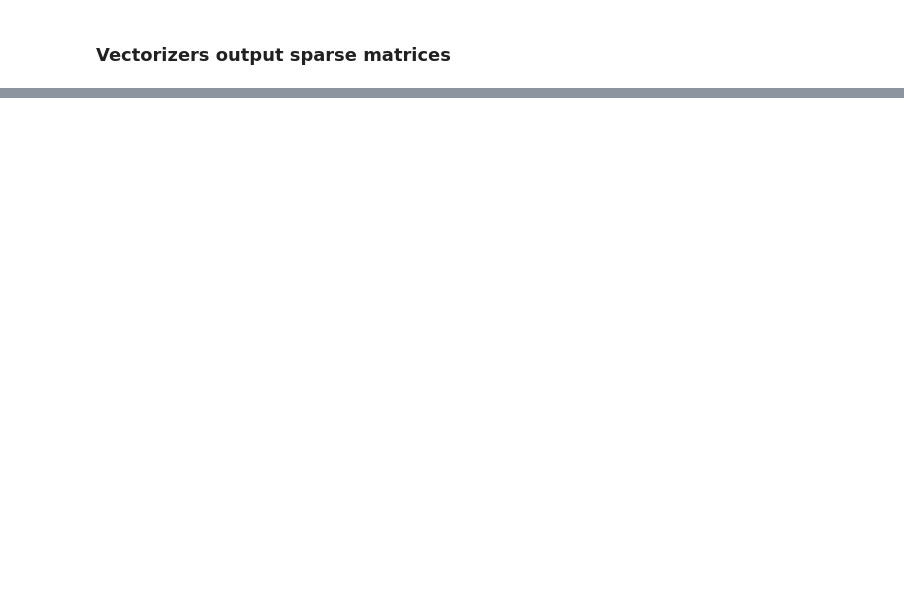
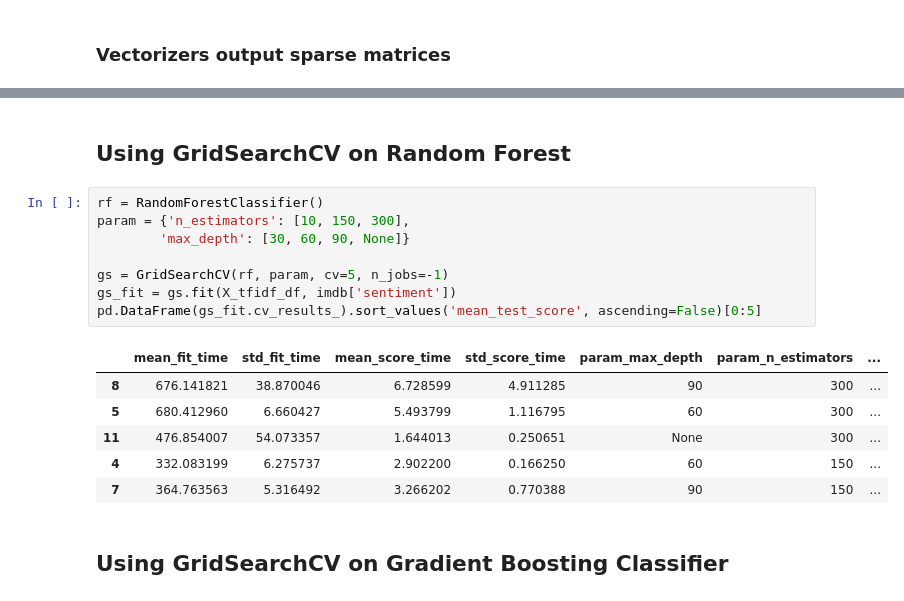
Before and after one commit to VaderSame/IMDB-Dataset, a Jupyter notebook: Project3-200543129_Semal_Shastri.ipynb, the cells around one changed output, grey strips where cells are left out. Saved outputs shown, nothing was run; the diff lists cells and outputs as text; blank space fills up the shorter version.

```diff
--- a/Project3-200543129_Semal_Shastri.ipynb
+++ b/Project3-200543129_Semal_Shastri.ipynb
@@ -261,0 +284,19 @@ X_tfidf_df
+# %% [markdown]
+## Using GridSearchCV on Random Forest
+# %%
+rf = RandomForestClassifier()
+param = {'n_estimators': [10, 150, 300],
+        'max_depth': [30, 60, 90, None]}
+
+gs = GridSearchCV(rf, param, cv=5, n_jobs=-1)
+gs_fit = gs.fit(X_tfidf_df, imdb['sentiment'])
+pd.DataFrame(gs_fit.cv_results_).sort_values('mean_test_score', ascending=False)[0:5]
+# %% [output]
+|  | mean_fit_time | std_fit_time | mean_score_time | std_score_time | param_max_depth | param_n_estimators | ... |
+| 8 | 676.141821 | 38.870046 | 6.728599 | 4.911285 | 90 | 300 | ... |
+| 5 | 680.412960 | 6.660427 | 5.493799 | 1.116795 | 60 | 300 | ... |
+| 11 | 476.854007 | 54.073357 | 1.644013 | 0.250651 | None | 300 | ... |
+| 4 | 332.083199 | 6.275737 | 2.902200 | 0.166250 | 60 | 150 | ... |
+| 7 | 364.763563 | 5.316492 | 3.266202 | 0.770388 | 90 | 150 | ... |
+# %% [markdown]
+## Using GridSearchCV on Gradient Boosting Classifier
```
Also changed, not shown: parts of 9 cells of this notebook.
